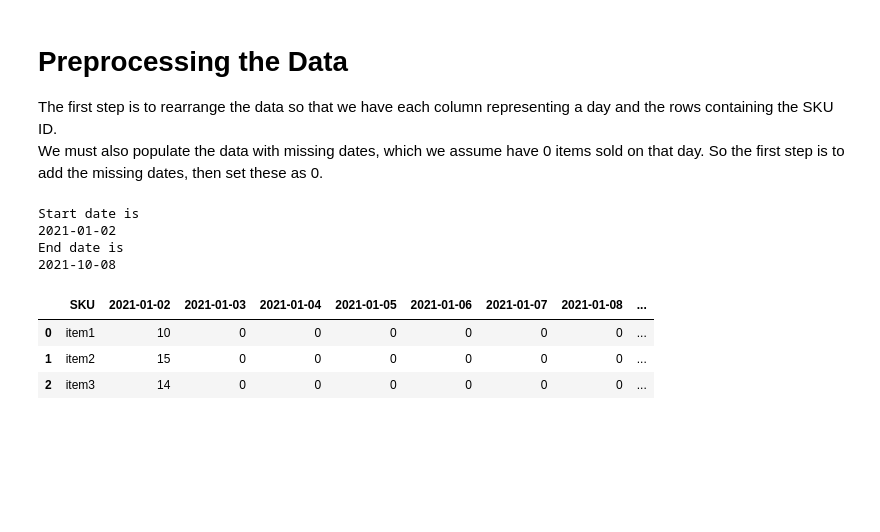
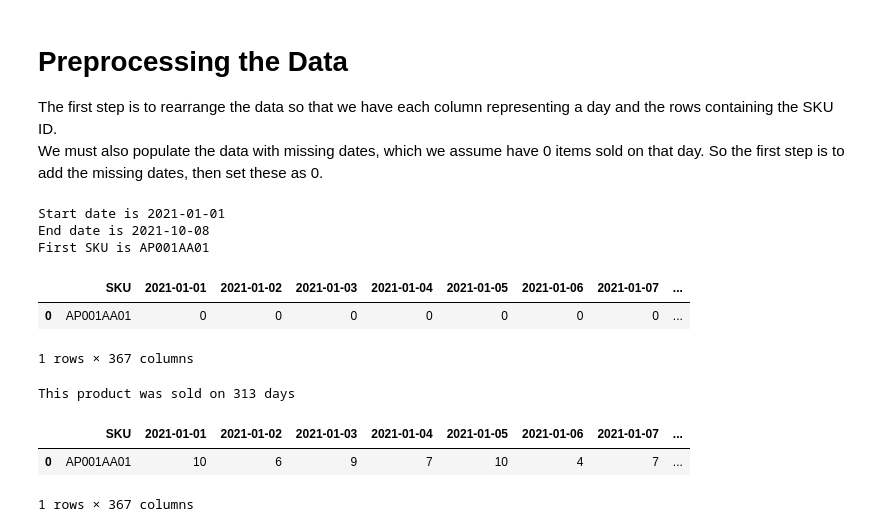
Before and after one commit to dnezan/km-sku-prediction, a Jupyter notebook: KM_forecast_practice.ipynb, the cells around one changed output. Drawn from its saved outputs; the diff is of its cells as text; code cells hidden in the pictures; blank space fills up the shorter version.

```diff
--- a/KM_forecast_practice.ipynb
+++ b/KM_forecast_practice.ipynb
@@ -76,33 +70,55 @@ dtype: object
 The first step is to rearrange the data so that we have each column representing a day and the rows containing the SKU ID. <br>
 We must also populate the data with missing dates, which we assume have 0 items sold on that day. So the first step is to add the missing dates, then set these as 0.
 # %%
-data = [['item1', 10], ['item2', 15], ['item3', 14]]
-start_date=df.timestamp[1].date()
+start_date=df.timestamp[0].date()
 end_date=df.timestamp.iat[-1].date()
-print('Start date is')
-print(start_date)
-print('End date is')
-print(end_date)
+start_sku=df.item_id[1]
+print('Start date is',start_date)
+print('End date is',end_date)
+print("First SKU is",start_sku)
+
+data = [[start_sku, 0]]
 
 # Populating the new dataset
 df_new = pd.DataFrame(data, columns = ['SKU', start_date])
 x = start_date
 
 index = 2
 var=0
 
-while var<70:
+while var<365:
   x+= datetime.timedelta(days=1)
   df_new.insert(loc=index, column=x, value=0)
   index+=1
   var+=1
 df_new.head()
 # %% [output]
-Start date is
-2021-01-02
-End date is
-2021-10-08
+Start date is 2021-01-01
+End date is 2021-10-08
+First SKU is AP001AA01
-|  | SKU | 2021-01-02 | 2021-01-03 | 2021-01-04 | 2021-01-05 | 2021-01-06 | 2021-01-07 | 2021-01-08 | ... |
-| 0 | item1 | 10 | 0 | 0 | 0 | 0 | 0 | 0 | ... |
-| 1 | item2 | 15 | 0 | 0 | 0 | 0 | 0 | 0 | ... |
-| 2 | item3 | 14 | 0 | 0 | 0 | 0 | 0 | 0 | ... |
+|  | SKU | 2021-01-01 | 2021-01-02 | 2021-01-03 | 2021-01-04 | 2021-01-05 | 2021-01-06 | 2021-01-07 | ... |
+| 0 | AP001AA01 | 0 | 0 | 0 | 0 | 0 | 0 | 0 | ... |
+1 rows × 367 columns
+# %%
+var=0
+count=-1
+while var<90:
+  for x in df.item_id:
+    if x == "AP001AA01":
+      count+=1
+      z=df_new.columns.get_loc(pd.to_datetime(df.timestamp[count].date()).date())
+      #print(z)
+      z1=df_new.index.get_loc(df_new.index[df_new['SKU'] == "AP001AA01"][0])
+      #print(z1)
+      df_new.iloc[z1,z] = df.demand[count]
+      #print (df.timestamp[count].date())
+      #print (df.demand[count])
+      var+=1
+
+print("This product was sold on",count,"days")
+df_new.head()
+# %% [output]
+This product was sold on 313 days
+|  | SKU | 2021-01-01 | 2021-01-02 | 2021-01-03 | 2021-01-04 | 2021-01-05 | 2021-01-06 | 2021-01-07 | ... |
+| 0 | AP001AA01 | 10 | 6 | 9 | 7 | 10 | 4 | 7 | ... |
+1 rows × 367 columns
```
Also changed, not shown: parts of 5 cells of this notebook.
